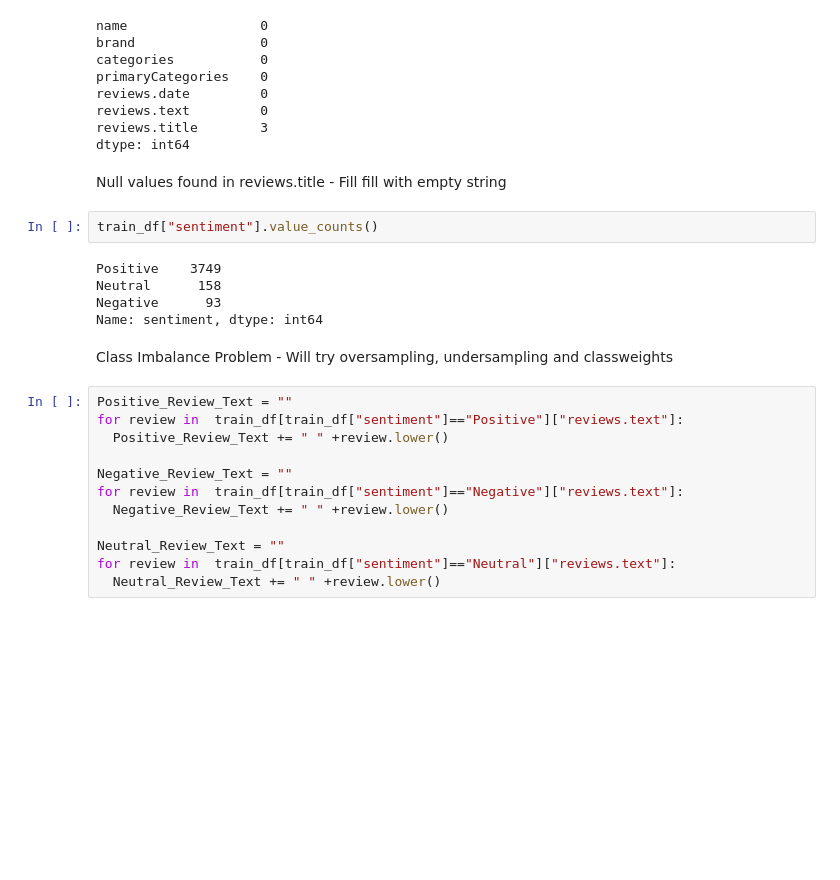
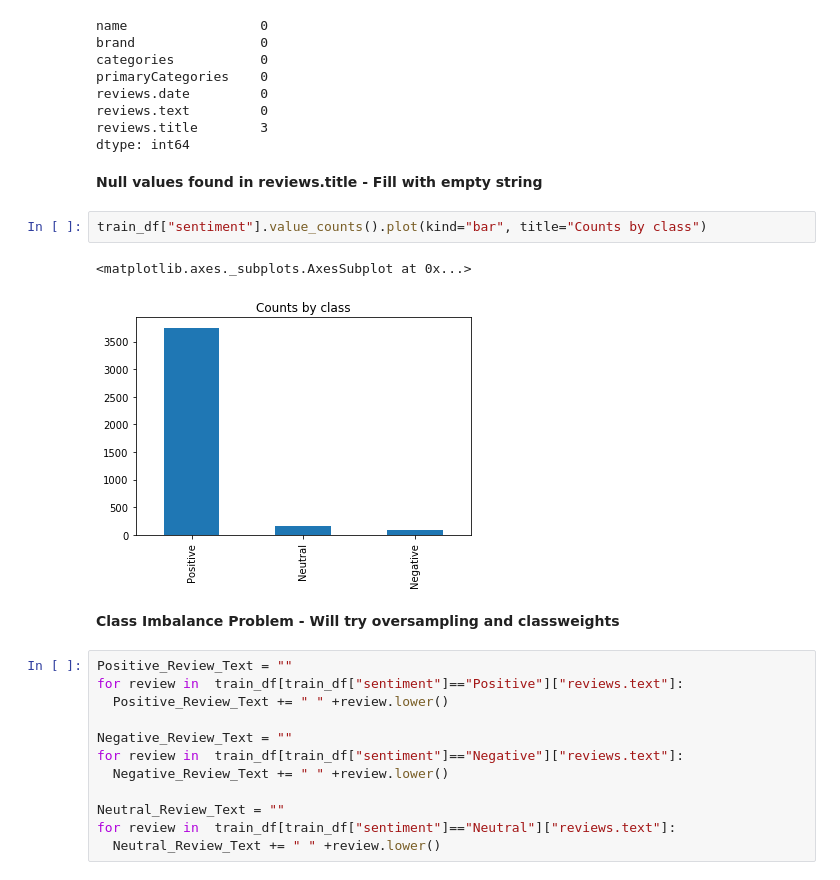
Before and after one commit to gendath/AI-Capstone-Project, a Jupyter notebook: E-Commerce/AI CAPSTONE ECOMMERCE.ipynb, the cells around one changed output. Saved outputs shown, nothing was run; the diff lists cells and outputs as text; blank space fills up the shorter version.

```diff
--- a/E-Commerce/AI CAPSTONE ECOMMERCE.ipynb
+++ b/E-Commerce/AI CAPSTONE ECOMMERCE.ipynb
@@ -236,16 +262,14 @@ reviews.text         0
 reviews.title        3
 dtype: int64
 # %% [markdown]
-Null values found in reviews.title   -  Fill fill with empty string
+**Null values found in reviews.title   -  Fill  with empty string**
 # %%
-train_df["sentiment"].value_counts()
+train_df["sentiment"].value_counts().plot(kind="bar", title="Counts by class")
 # %% [output]
-Positive    3749
-Neutral      158
-Negative      93
-Name: sentiment, dtype: int64
+<matplotlib.axes._subplots.AxesSubplot at 0x...>
+[figure, added]
 # %% [markdown]
-Class Imbalance Problem - Will try oversampling, undersampling and classweights
+**Class Imbalance Problem - Will try oversampling and classweights**
 # %%
 Positive_Review_Text = ""
 for review in  train_df[train_df["sentiment"]=="Positive"]["reviews.text"]:
```
Also changed, not shown: parts of 75 cells of this notebook.
